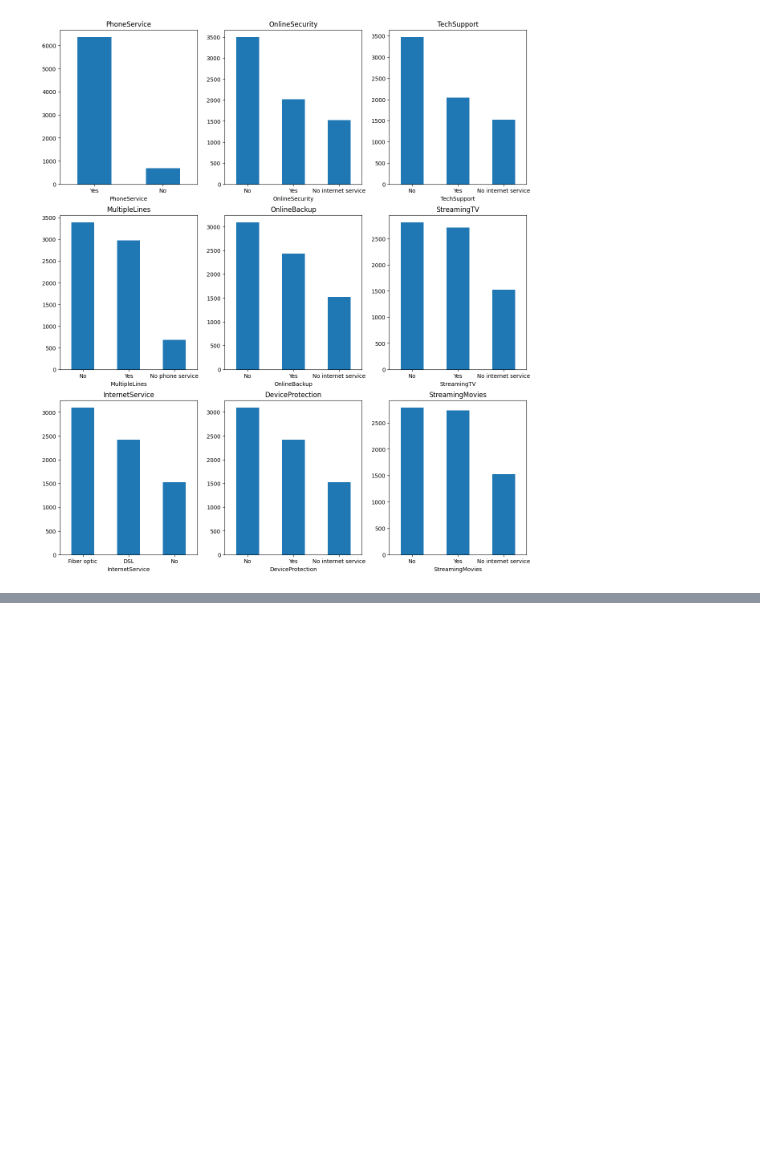
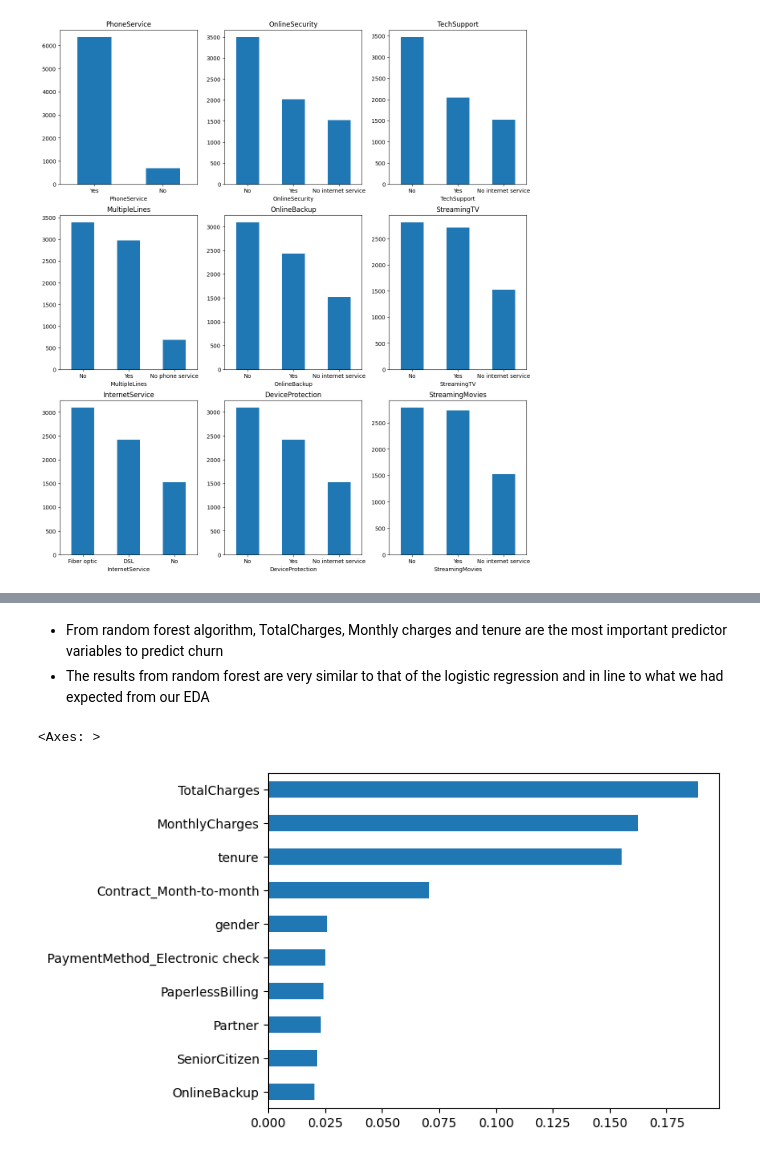
Before and after one commit to nesrineabd/churn-analysis-telecom, a Jupyter notebook: Telecom Churn Prediction.ipynb, the cells around one changed output, grey strips where cells are left out. Saved outputs shown, nothing was run; the diff lists cells and outputs as text; code cells hidden in the pictures; blank space fills up the shorter version.

```diff
--- a/Telecom Churn Prediction.ipynb
+++ b/Telecom Churn Prediction.ipynb
@@ -373,0 +513,11 @@ for i, item in enumerate(services):
+# %% [markdown]
+- From random forest algorithm, TotalCharges, Monthly charges and tenure are the most important predictor variables to predict churn
+- The results from random forest are very similar to that of the logistic regression and in line to what we had expected from our EDA
+# %%
+importances = model_rf.feature_importances_
+weights = pd.Series(importances,
+                 index=X.columns.values)
+weights.sort_values()[-10:].plot(kind = 'barh')
+# %% [output]
+<Axes: >
+[figure, added]
```
Also changed, not shown: parts of 17 cells of this notebook.
